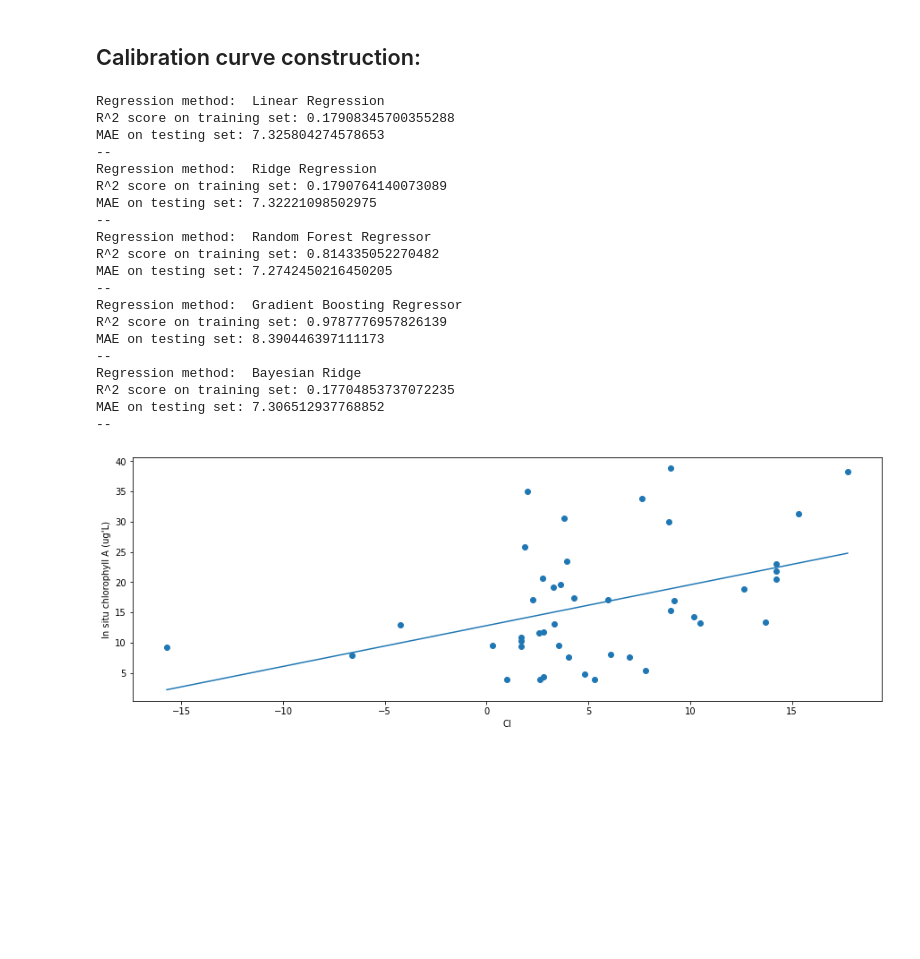
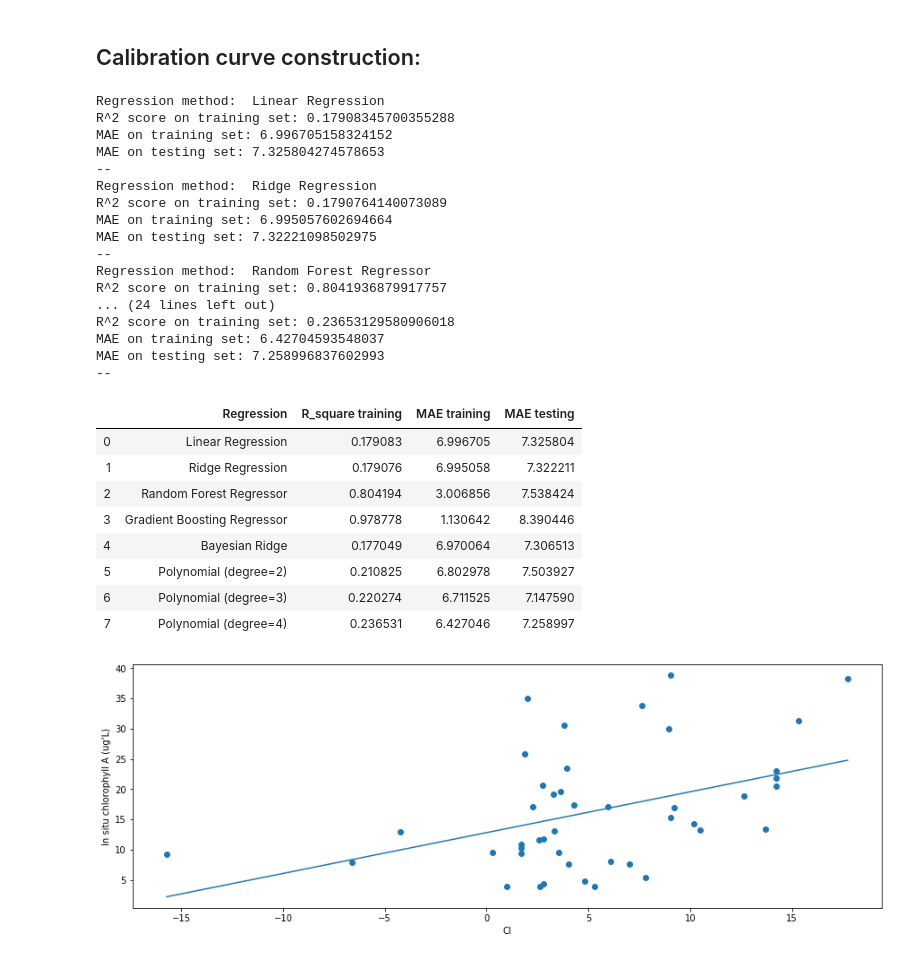
Before and after one commit to quachhungvietnam/HarmfulAlgalBloom, a Jupyter notebook: Capstone Code/Calibration curve 2.ipynb, the cells around one changed output. Drawn from its saved outputs; the diff is of its cells as text; code cells hidden in the pictures; blank space fills up the shorter version.

```diff
--- a/Capstone Code/Calibration curve 2.ipynb
+++ b/Capstone Code/Calibration curve 2.ipynb
@@ -915,10 +911,19 @@ train_test_index_array = []
 for _ in range(n_splits):
     train_test_index_array.append(train_test_split(all_index, test_size=0.33))
 # %%
+result_table = {"Regression":[], "R_square training":[],
+               'MAE training':[], 'MAE testing':[]}
+
 for reg_name, reg_model in zip(list_reg_name, list_reg_model):
     reg = reg_model.fit(X,y)
     print("Regression method: ", reg_name)
+    result_table['Regression'].append(reg_name)
     print("R^2 score on training set:", reg.score(X,y))
+    result_table['R_square training'].append(reg.score(X,y))
+
+    y_pred = reg.predict(X)
+    print("MAE on training set:", mean_absolute_error(y, y_pred))
+    result_table['MAE training'].append(mean_absolute_error(y, y_pred))
 
     #r2_cv_array = []
     MAE_cv_array = []
@@ -930,30 +935,66 @@ for reg_name, reg_model in zip(list_reg_name, list_reg_model):
         #r2_cv_array.append(reg.score(X_test,y_test))
         y_pred = reg.predict(X_test)
         MAE_cv_array.append(mean_absolute_error(y_test, y_pred))
-    #print("Mean R^2 score on testing set:", np.mean(r2_cv_array))
+
     print("MAE on testing set:", np.mean(MAE_cv_array))
+    result_table['MAE testing'].append(np.mean(MAE_cv_array))
     print("--")
+
+for degree in [2,3,4]:
+    print(f"Regression method: Polynomial (degree={degree})")
+    result_table['Regression'].append(f"Polynomial (degree={degree})")
+    X_transform = PolynomialFeatures(degree).fit_transform(X)
+    reg = LinearRegression().fit(X_transform, y)
+    y_pred = reg.predict(X_transform)
+    print("R^2 score on training set:", reg.score(X_transform,y))
+    result_table['R_square training'].append(reg.score(X_transform,y))
+    print("MAE on training set:", mean_absolute_error(y, y_pred))
+    result_table['MAE training'].append(mean_absolute_error(y, y_pred))
+
+    #r2_cv_array = []
+    MAE_cv_array = []
+    for train_index, test_index in LeaveOneOut().split(X):
+        X_train, X_test = X_transform[train_index], X_transform[test_index]
+        y_train, y_test = y[train_index], y[test_index]
+
+        reg = reg_model.fit(X_train, y_train)
+        #r2_cv_array.append(reg.score(X_test,y_test))
+        y_pred = reg.predict(X_test)
+        MAE_cv_array.append(mean_absolute_error(y_test, y_pred))
+
+    print(f"MAE on testing set: {np.mean(MAE_cv_array)}")
+    result_table['MAE testing'].append(np.mean(MAE_cv_array))
+    print("--")
 # %% [output]
 Regression method:  Linear Regression
 R^2 score on training set: 0.17908345700355288
+MAE on training set: 6.996705158324152
 MAE on testing set: 7.325804274578653
 --
 Regression method:  Ridge Regression
 R^2 score on training set: 0.1790764140073089
+MAE on training set: 6.995057602694664
 MAE on testing set: 7.32221098502975
 --
 Regression method:  Random Forest Regressor
-R^2 score on training set: 0.814335052270482
-MAE on testing set: 7.2742450216450205
+R^2 score on training set: 0.8041936879917757
+... (24 lines left out)
+R^2 score on training set: 0.23653129580906018
+MAE on training set: 6.42704593548037
+MAE on testing set: 7.258996837602993
 --
-Regression method:  Gradient Boosting Regressor
-R^2 score on training set: 0.9787776957826139
-MAE on testing set: 8.390446397111173
---
-Regression method:  Bayesian Ridge
-R^2 score on training set: 0.17704853737072235
-MAE on testing set: 7.306512937768852
---
+# %%
+pd.DataFrame(result_table)
+# %% [output]
+|  | Regression | R_square training | MAE training | MAE testing |
+| 0 | Linear Regression | 0.179083 | 6.996705 | 7.325804 |
+| 1 | Ridge Regression | 0.179076 | 6.995058 | 7.322211 |
+| 2 | Random Forest Regressor | 0.804194 | 3.006856 | 7.538424 |
+| 3 | Gradient Boosting Regressor | 0.978778 | 1.130642 | 8.390446 |
+| 4 | Bayesian Ridge | 0.177049 | 6.970064 | 7.306513 |
+| 5 | Polynomial (degree=2) | 0.210825 | 6.802978 | 7.503927 |
+| 6 | Polynomial (degree=3) | 0.220274 | 6.711525 | 7.147590 |
+| 7 | Polynomial (degree=4) | 0.236531 | 6.427046 | 7.258997 |
 # %%
 plt.figure(figsize=(15,5))
 plt.scatter(X,y)
```
Also changed, not shown: parts of 2 cells of this notebook, 5 other files.
